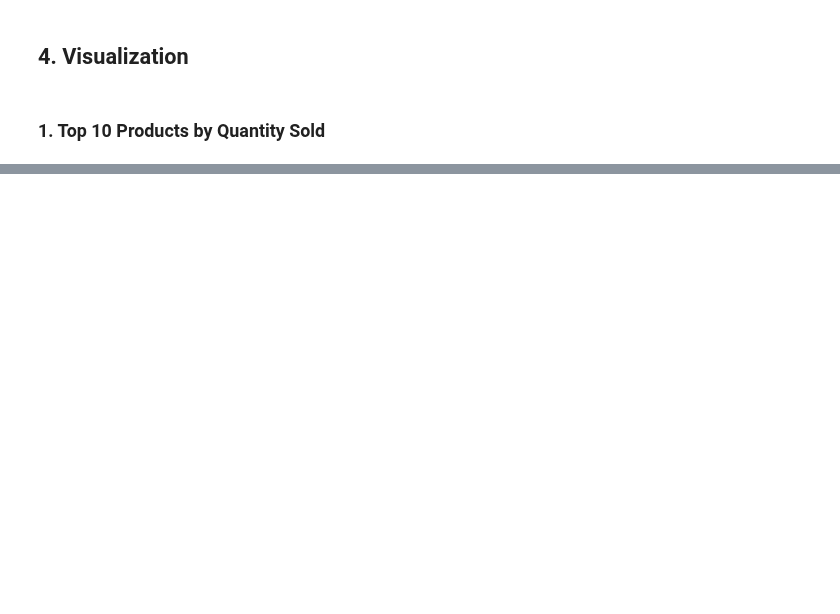
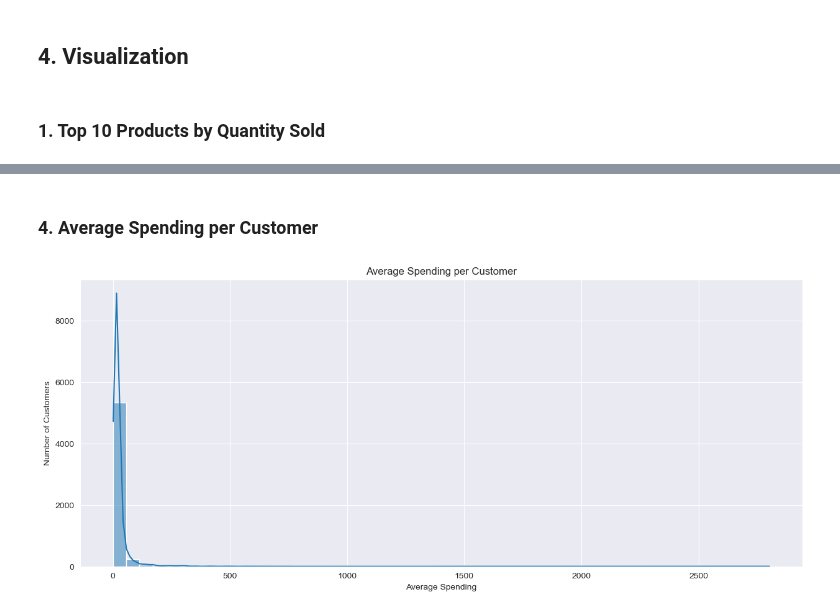
Before and after one commit to GDistories/DSAA5002_Final_Exam, a Jupyter notebook: Q4/Q4_Code/Q4.ipynb, the cells around one changed output, grey strips where cells are left out. Cells and saved outputs as stored; diff of their text form; code cells hidden in the pictures; blank space fills up the shorter version.

```diff
--- a/Q4/Q4_Code/Q4.ipynb
+++ b/Q4/Q4_Code/Q4.ipynb
@@ -86,0 +180,14 @@ plt.show()
+# %% [markdown]
+### 4. Average Spending per Customer
+# %%
+# Group by Customer ID and calculate average spending per customer
+average_spending = retail_df.groupby('Customer ID')['TotalPrice'].mean().reset_index()
+
+plt.figure(figsize=(15, 6))
+sns.histplot(average_spending['TotalPrice'], kde=True, bins=50)
+plt.title('Average Spending per Customer')
+plt.xlabel('Average Spending')
+plt.ylabel('Number of Customers')
+plt.show()
+# %% [output]
+[figure, added]
```
Also changed, not shown: parts of 50 cells of this notebook, 1 other file.
